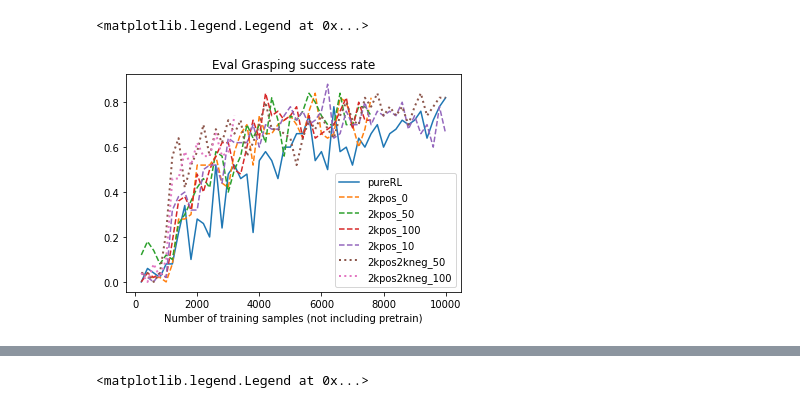
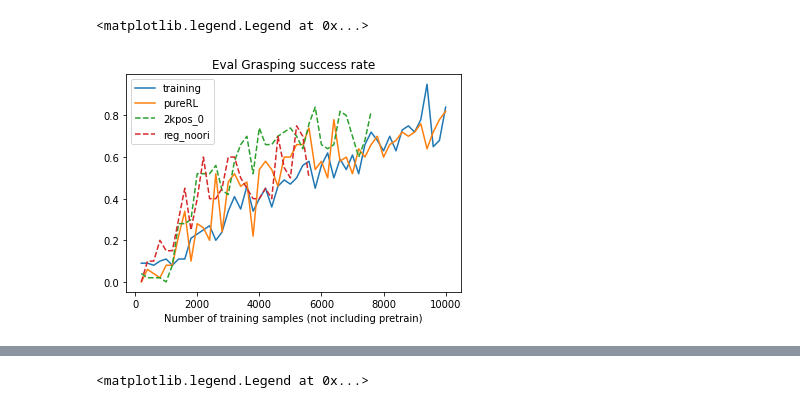
Before and after one commit to externalhardrive/mobilemanipulation-tf2, a Jupyter notebook: eval_grasping.ipynb, the cells around one changed output, grey strips where cells are left out. Drawn from its saved outputs; the diff is of its cells as text; code cells hidden in the pictures.

```diff
--- a/eval_grasping.ipynb
+++ b/eval_grasping.ipynb
@@ -40,22 +59,27 @@ dict_keys(['num_samples_total', 'num_training_samples', 'num_validation_samples'
 # %%
-#plt.plot(disc['num_samples_total'], disc['training_success_rate'], label='training')
+plt.plot(disc['num_samples_total'], disc['training_success_rate'], label='training')
 plt.plot(disc['num_samples_total'], disc['eval_successes'], label='pureRL', linewidth=1.5)
 #plt.plot(disc['num_samples_total'], disc['training_successes'], label='training')
 plt.plot(with2k['num_samples_total'], with2k['eval_successes'], label='2kpos_0',linestyle='--')
 #plt.plot(with2k['num_samples_total'], with2k['training_successes'], label='t2kraining')
-plt.plot(with2kpretrain50['num_samples_total'], with2kpretrain50['eval_successes'], label='2kpos_50',linestyle='--')
-plt.plot(with2kpretrain100['num_samples_total'], with2kpretrain100['eval_successes'], label='2kpos_100',linestyle='--')
-plt.plot(with2kpretrain10['num_samples_total'], with2kpretrain10['eval_successes'], label='2kpos_10',linestyle='--')
-plt.plot(pos2knegpretrain50['num_samples_total'], pos2knegpretrain50['eval_successes'], label='2kpos2kneg_50',linestyle=':', linewidth=2)
-plt.plot(pos2knegpretrain100['num_samples_total'], pos2knegpretrain100['eval_successes'], label='2kpos2kneg_100', linestyle=':', linewidth=2)
+# plt.plot(with2kpretrain50['num_samples_total'], with2kpretrain50['eval_successes'], label='2kpos_50',linestyle='--')
+# plt.plot(with2kpretrain100['num_samples_total'], with2kpretrain100['eval_successes'], label='2kpos_100',linestyle='--')
+# plt.plot(with2kpretrain10['num_samples_total'], with2kpretrain10['eval_successes'], label='2kpos_10',linestyle='--')
+# plt.plot(pos2knegpretrain50['num_samples_total'], pos2knegpretrain50['eval_successes'], label='2kpos2kneg_50',linestyle=':', linewidth=2)
+# plt.plot(pos2knegpretrain100['num_samples_total'], pos2knegpretrain100['eval_successes'], label='2kpos2kneg_100', linestyle=':', linewidth=2)
+#plt.plot(fc['num_samples_total'], fc['eval_successes'], label='fc', linestyle='-', linewidth=2)
+plt.plot(reg_noori['num_samples_total'], reg_noori[plot_key], label='reg_noori', linestyle='--', linewidth=1.5)
 
+# plt.plot(disc['num_samples_total'], disc['training_success_rate'], label='resets')
+# plt.plot(noreset['num_samples_total'], noreset['training_success_rate'])
+# plt.plot(noreset['num_samples_total'], noreset['eval_successes'])
 #plt.plot(with2kpretrain['num_samples_total'], with2kpretrain['training_successes'], label='2kpretraintraining')
 plt.title("Eval Grasping success rate")
 plt.xlabel("Number of training samples (not including pretrain)")
 plt.legend()
 # %% [output]
 <matplotlib.legend.Legend at 0x...>
-[figure, old version]
+[figure, new version]
 # %%
 #plt.plot(disc['num_samples_total'], disc['training_success_rate'], label='training')
 plt.plot(disc['num_samples_total'], disc['training_successes'], label='pureRL', linewidth=1.5)
```
Also changed, not shown: parts of 11 cells of this notebook, 9 other files.
